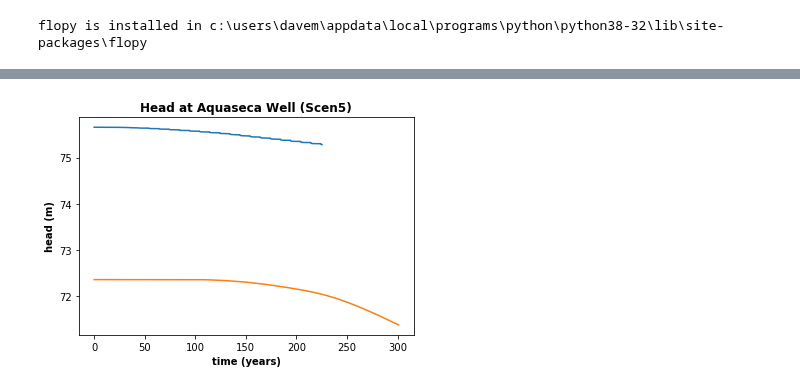
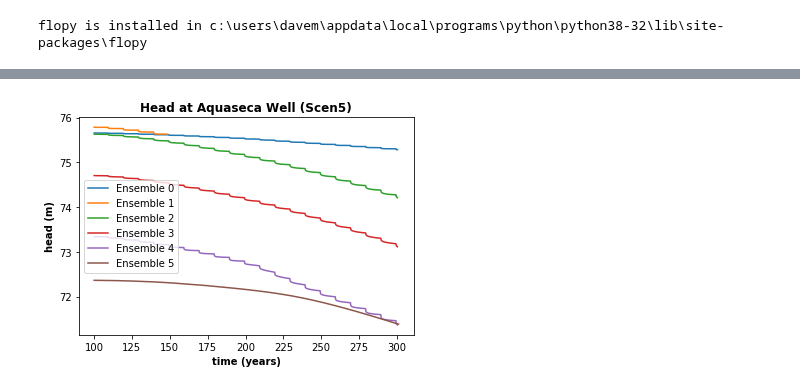
Before and after one commit to groundwater-modeling-Spring2020/Aguaseca_Project, a Jupyter notebook: Ensembles/Sharing/plotting_ensembles_dave.ipynb, the cells around one changed output, grey strips where cells are left out. Drawn from its saved outputs; the diff is of its cells as text; code cells hidden in the pictures.

Commit message:
Update to plots

```diff
--- a/Ensembles/Sharing/plotting_ensembles_dave.ipynb
+++ b/Ensembles/Sharing/plotting_ensembles_dave.ipynb
@@ -74,40 +105,25 @@ for i in range(len(ensembles)):
 # %%
 # Aquaseca well
 nrow = 50 #number of rows
 ncol = 50 #number of columns
 dx= 1000 #width of grid cells in x direction
 dy= 1000 #width of grid cells in y direction
 
-well_row = 29
-well_col = 37
-well_loc = (0,well_row, well_col)
 
-well2_xy= [25000, 25000] #xy location of well
-well2_row = np.floor((nrow)-(well2_xy[1]/dy)) #convert the y location to a row
-well2_col=np.floor(well2_xy[0]/dx)-1 #convert the x location to a column
-well2_loc = (0,well2_row, well2_col)
-
-well3_xy= [12500, 12500] #xy location of well
-well3_row = np.floor((nrow)-(well3_xy[1]/dy)) #convert the y location to a row
-well3_col=np.floor(well3_xy[0]/dx) #convert the x location to a column
-well3_loc = (0,well3_row, well3_col)
-
-well4_row = 38
-well4_col = 12
-well4_loc = (0,well4_row, well4_col)
 
 cell_id1 = well_loc #cell at the center of the ag area
 #time_series1 = headobj.get_ts(cell_id1) #get the time series using flopy
 
 #create firt plot
 plt.subplot(1, 1, 1)
 plt.title("Head at Aquaseca Well (Scen5)",fontweight='bold')
 plt.xlabel('time (years)',fontweight='bold')
 plt.ylabel('head (m)',fontweight='bold')
 for j in range(len(ensembles)):
-    plt.plot(head_ts[j][:, 0]/360, head_ts[j][:, 1]) #plot the time series with points at each record
-
+    label = 'Ensemble ' + str(j)
+    plt.plot(head_ts[j][1200:, 0]/360, head_ts[j][1200:, 1], label=label) #plot the time series with points at each record
+plt.legend()
 #plt.savefig("Head_Aqua5.png",dpi=600)
 plt.show()
 # %% [output]
-[figure, old version]
+[figure, new version]
```
Also changed, not shown: parts of 6 cells of this notebook.
